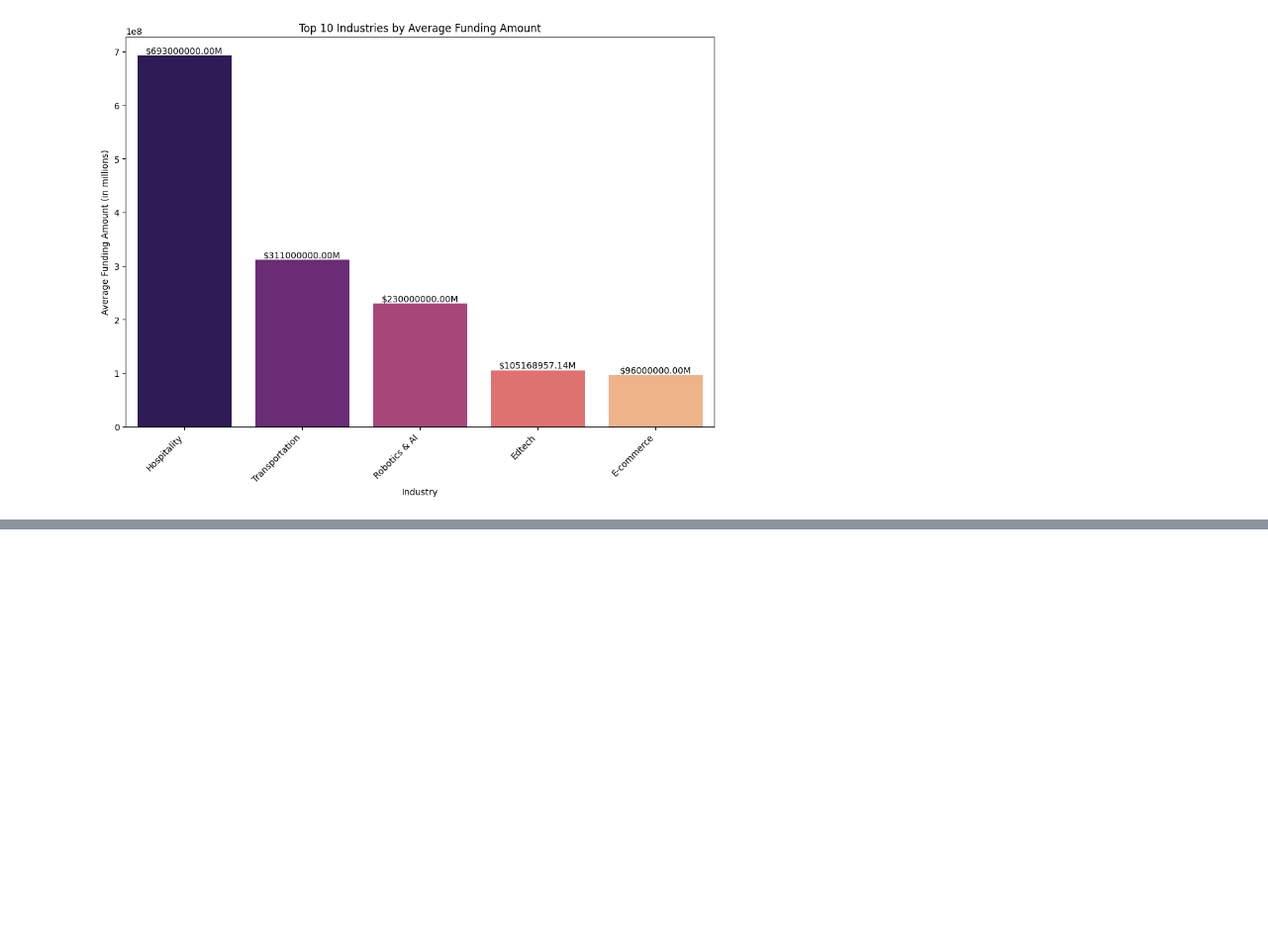
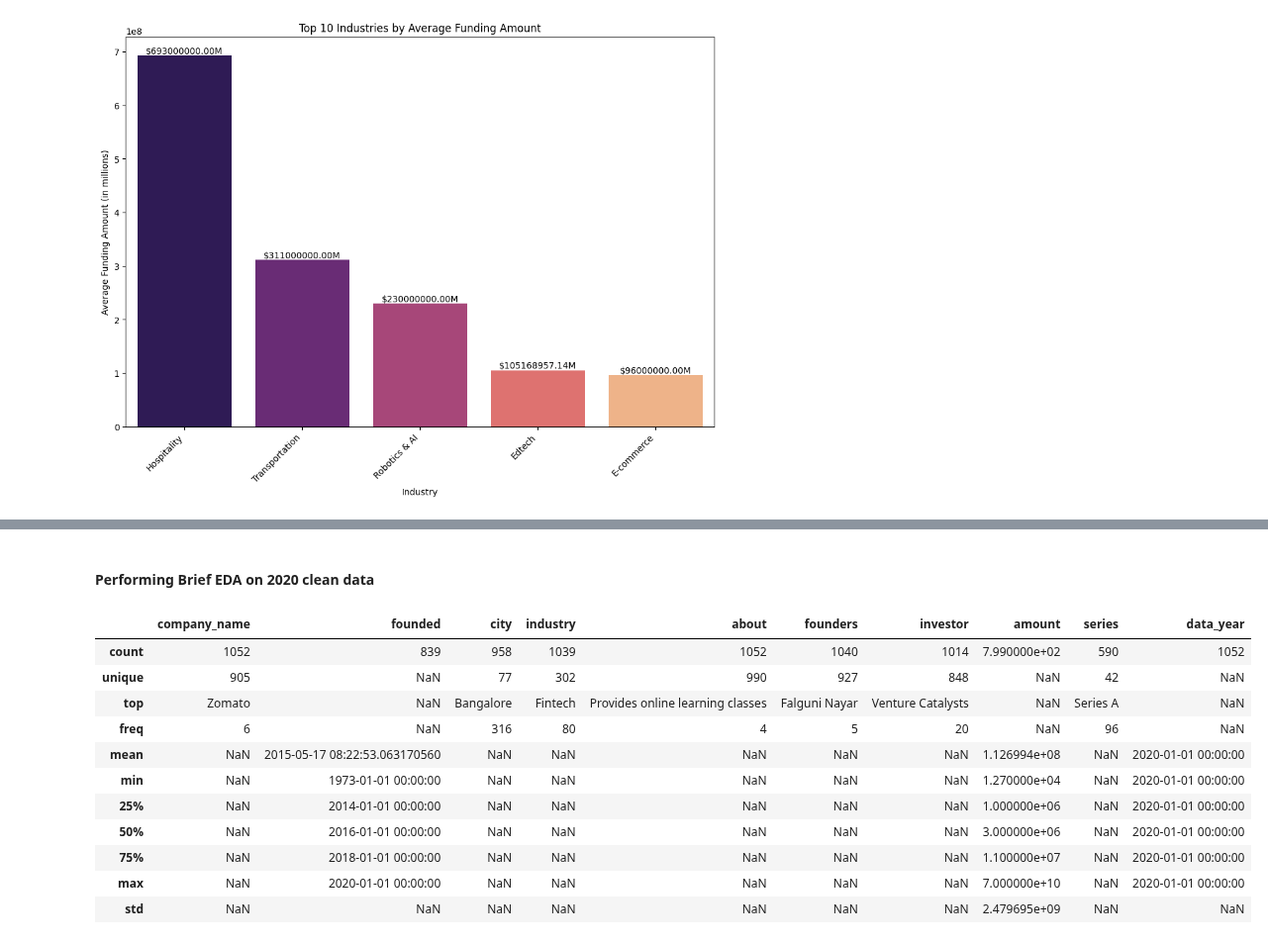
Before and after one commit to wamathaiwandeto/Indian-Startup-Ecosystem, a Jupyter notebook: project.ipynb, the cells around one changed output, grey strips where cells are left out. Shown at 99% size. Cells and saved outputs as stored; diff of their text form; code cells hidden in the pictures; blank space fills up the shorter version.

Commit message:
2020 data cleaning update

```diff
--- a/project.ipynb
+++ b/project.ipynb
@@ -800,0 +846,12 @@ plt.show()
+# %%
+# Cleaning the df_2020 data set
+# First converting the column names for readability and consistency with the 2018 and 2019 data
+# Dropping the column 10 since its unsusable for any meaningful insights
+# Renaming the 2019 data set columns and putting them in lowercase
+column_names_2020 = {'Company_Brand': 'company_name', 'Founded': 'founded', 'Sector': 'industry', 'Stage' : 'series',
+                    'Amount': 'amount', 'HeadQuarter': 'city', 'What_it_does': 'about', 'Founders':'founders',
+                    'Investor':'investor'}
+df_2020 = df_2020.rename(columns=column_names_2020)
+# Drop 'column_10',
+df_2020.drop(['column10'], axis=1, inplace=True)
+df_2020.info()
@@ -800,0 +880,4 @@ plt.show()
+# %%
+# droping the duplicates
+df_2020.drop_duplicates(keep='first', inplace=True)
+df_2020.info()
@@ -800,0 +926,4 @@ plt.show()
+# %%
+# Cleaning the Founded column because its a float and should be time series data
+# Converting the founded column to datetime
+df_2020['founded'] = pd.to_datetime(df_2020['founded'], format='%Y', errors='coerce')
@@ -800,0 +964,5 @@ plt.show()
+# %%
+# Adding data year column to the 2020 dataset
+df_2020['data_year'] = pd.to_datetime('2020', format='%Y')
+# Display the updated DataFrame info
+df_2020.info()
@@ -800,0 +987,18 @@ plt.show()
+# %% [markdown]
+#### Performing Brief EDA on 2020 clean data
+# %%
+# A brief description of the data frame
+df_2020.describe(include='all')
+# %% [output]
+|  | company_name | founded | city | industry | about | founders | investor | amount | series | data_year |
+| count | 1052 | 839 | 958 | 1039 | 1052 | 1040 | 1014 | 7.990000e+02 | 590 | 1052 |
+| unique | 905 | NaN | 77 | 302 | 990 | 927 | 848 | NaN | 42 | NaN |
+| top | Zomato | NaN | Bangalore | Fintech | Provides online learning classes | Falguni Nayar | Venture Catalysts | NaN | Series A | NaN |
+| freq | 6 | NaN | 316 | 80 | 4 | 5 | 20 | NaN | 96 | NaN |
+| mean | NaN | 2015-05-17 08:22:53.063170560 | NaN | NaN | NaN | NaN | NaN | 1.126994e+08 | NaN | 2020-01-01 00:00:00 |
+| min | NaN | 1973-01-01 00:00:00 | NaN | NaN | NaN | NaN | NaN | 1.270000e+04 | NaN | 2020-01-01 00:00:00 |
+| 25% | NaN | 2014-01-01 00:00:00 | NaN | NaN | NaN | NaN | NaN | 1.000000e+06 | NaN | 2020-01-01 00:00:00 |
+| 50% | NaN | 2016-01-01 00:00:00 | NaN | NaN | NaN | NaN | NaN | 3.000000e+06 | NaN | 2020-01-01 00:00:00 |
+| 75% | NaN | 2018-01-01 00:00:00 | NaN | NaN | NaN | NaN | NaN | 1.100000e+07 | NaN | 2020-01-01 00:00:00 |
+| max | NaN | 2020-01-01 00:00:00 | NaN | NaN | NaN | NaN | NaN | 7.000000e+10 | NaN | 2020-01-01 00:00:00 |
+| std | NaN | NaN | NaN | NaN | NaN | NaN | NaN | 2.479695e+09 | NaN | NaN |
```
Also changed, not shown: parts of 13 cells of this notebook.
